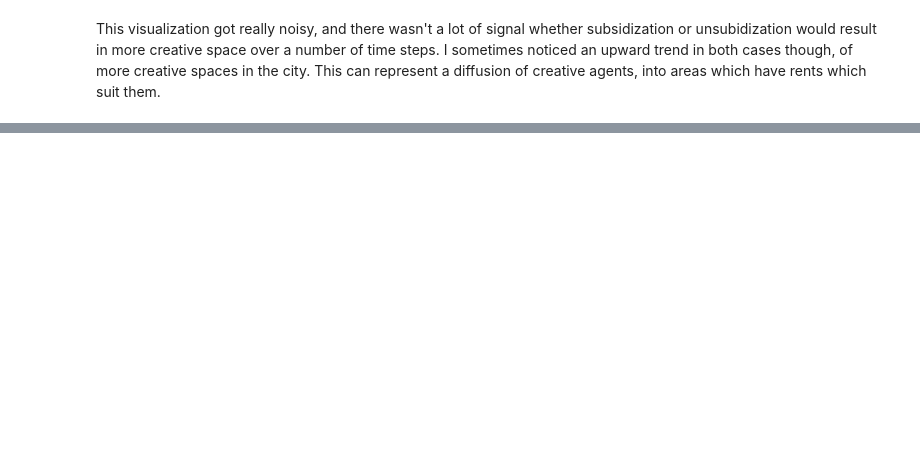
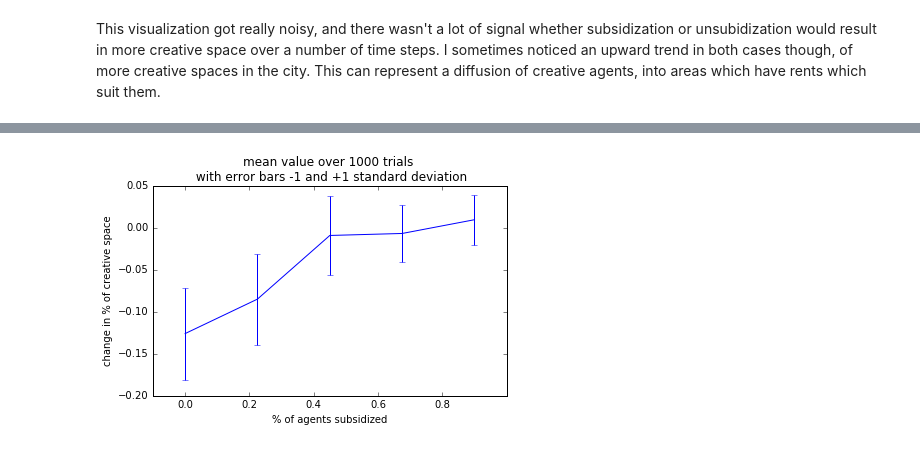
Before and after one commit to Margaretmcrawf/Gentrification, a Jupyter notebook: code/RyanExplore.ipynb, the cells around one changed output, grey strips where cells are left out. Drawn from its saved outputs; the diff is of its cells as text; code cells hidden in the pictures; blank space fills up the shorter version.

```diff
--- a/code/RyanExplore.ipynb
+++ b/code/RyanExplore.ipynb
@@ -61,0 +114,23 @@ change in % of creative space in 50% subsidized city: -1.6 %
+# %%
+# run your own experiments to get a resmat
+sub_levels = 5
+p_subsidized_vals = np.linspace(0, 0.90, sub_levels)
+n_trials = 1000
+resmat = np.zeros((sub_levels, n_trials))
+for i, p_subsidized in enumerate(p_subsidized_vals):
+    for j in range(n_trials):
+        resmat[i,j] = creative_space_subnosub_one_run(p_subsidized)
+
+
+# preload a resmat
+# resmat = np.load('resmat_start_rent_12000avgrent_codeversion2_seed17_1000_trials.npy')
+# %%
+plt.errorbar(p_subsidized_vals, np.mean(resmat, axis=1), yerr=np.std(resmat, axis=1))
+plt.title('mean value over 1000 trials \n with error bars -1 and +1 standard deviation')
+plt.xlabel('% of agents subsidized')
+plt.ylabel('change in % of creative space')
+plt.xlim([-0.1, 1.0])
+plt.tight_layout()
+plt.savefig('p_subsidized_creative_space_errbar_stdev.png', bbox_inches='tight')
+# %% [output]
+[figure, added]
```
Also changed, not shown: parts of 12 cells of this notebook.
